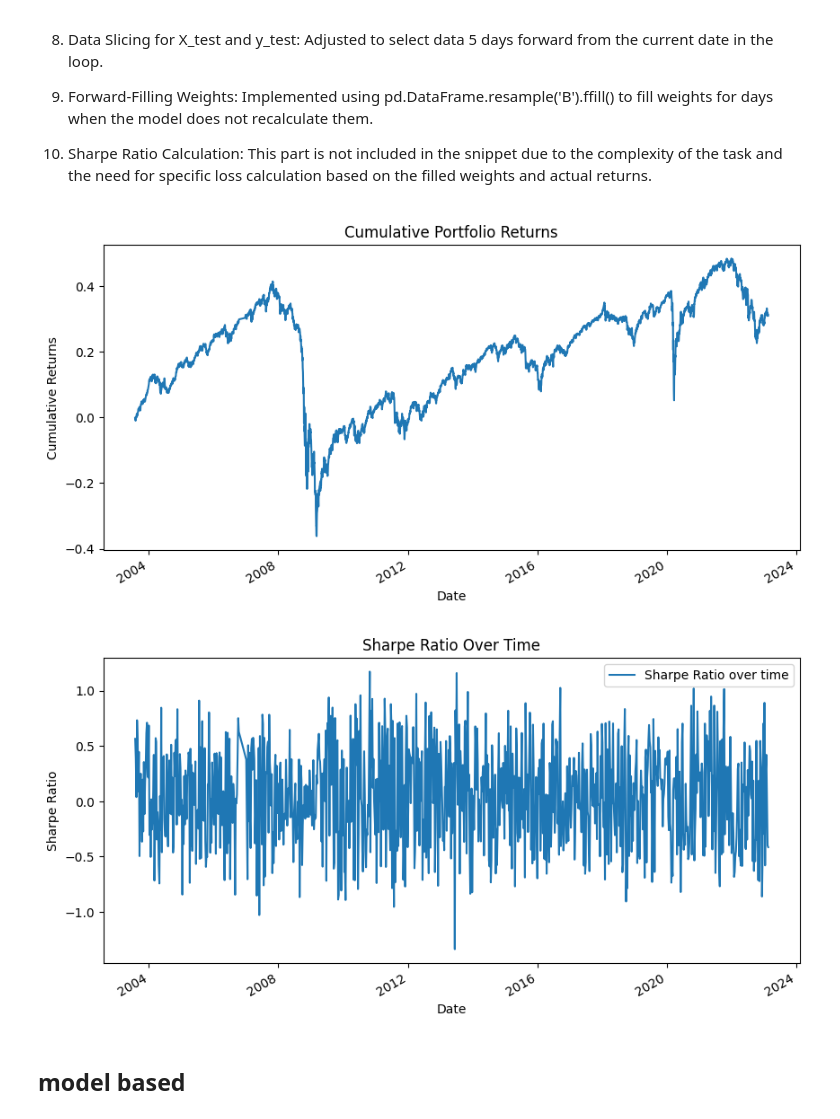
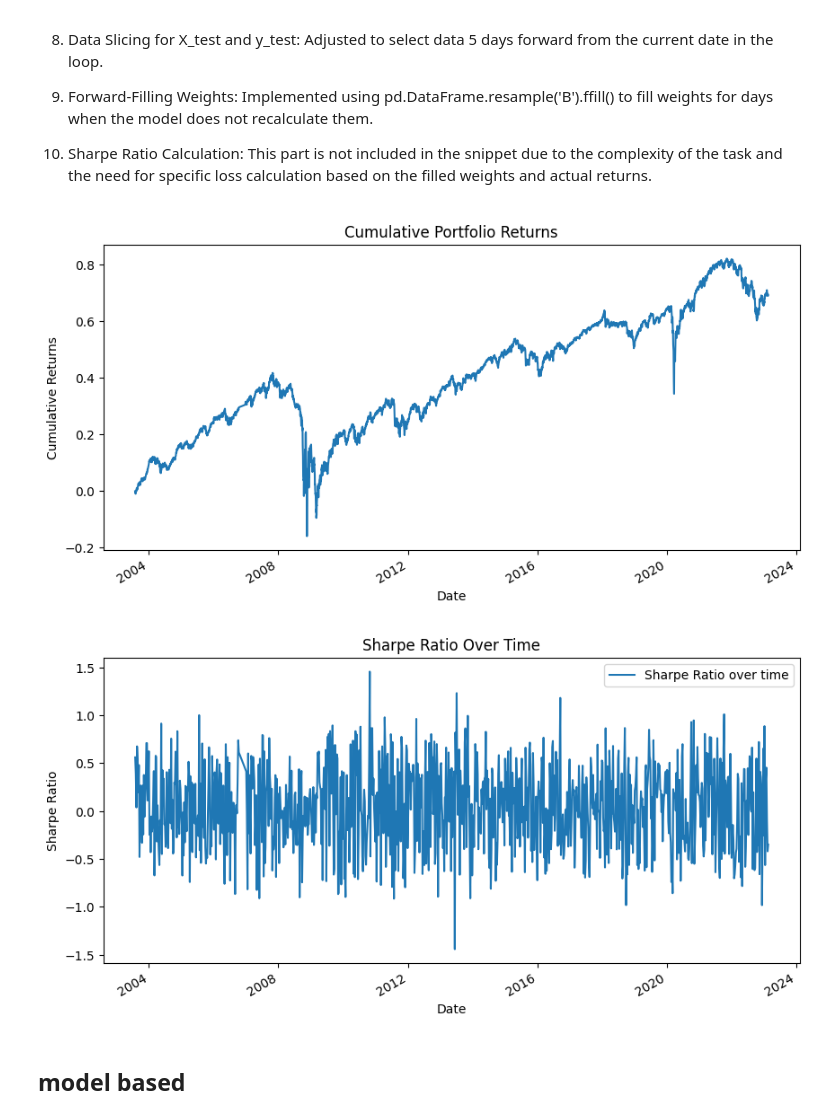
Before and after one commit to JakobA-Scott/ME2313, a Jupyter notebook: ap1_test_3.ipynb, the cells around one changed output. Cells and saved outputs as stored; diff of their text form; code cells hidden in the pictures.

```diff
--- a/ap1_test_3.ipynb
+++ b/ap1_test_3.ipynb
@@ -307,7 +307,7 @@ class SharpeRatioLoss(nn.Module):
 
 # Assuming 'feature_df' and 'df_last_10_years' are your datasets as pandas DataFrames
 calculated_features_df = pd.DataFrame(feature_df)
-features_df = calculated_features_df.fillna(calculated_features_df.mean())
+#features_df = calculated_features_df.fillna(calculated_features_df.mean())
 X = features_df
 y = df_last_10_years.drop(columns=df_last_10_years.columns[0])
 
@@ -342,6 +342,8 @@ for d in tqdm(date_range):
     scaler = StandardScaler()
     X_train_scaled = scaler.fit_transform(X_train)
     X_test_scaled = scaler.transform(X_test)
+    X_train_scaled = np.nan_to_num(X_train_scaled)
+    X_test_scaled = np.nan_to_num(X_test_scaled)
 
     X_train_tensor = torch.FloatTensor(X_train_scaled)
     X_test_tensor = torch.FloatTensor(X_test_scaled)
@@ -376,35 +378,35 @@ for d in tqdm(date_range):
         weights_over_time.append(normalized_predicted_weights)
         sharpe_ratios_over_time.append(-test_loss.item())
 
 
 d_new = [item for sublist in dates_over_time for item in sublist]
 w_new = [item for sublist in weights_over_time for item in sublist]
 w_df = pd.DataFrame(index = d_new, data = w_new, columns = y.columns)
 w_df_filled = w_df.resample('B').ffill()
 
 # Calculating returns and Sharpe Ratio
 portfolio_returns = w_df_filled.multiply(y).dropna(how='all')
 cumulative_returns = portfolio_returns.sum(axis=1).cumsum()
 
 # Plot cumulative returns
 plt.figure(figsize=(10, 5))
 cumulative_returns.plot(title='Cumulative Portfolio Returns')
 plt.xlabel("Date")
 plt.ylabel("Cumulative Returns")
 plt.show()
 
 # Plot Sharpe Ratio over time
 plt.figure(figsize=(10, 5))
 plt.plot(dates_over_time, sharpe_ratios_over_time, label="Sharpe Ratio over time")
 plt.xlabel("Date")
 plt.ylabel("Sharpe Ratio")
 plt.title("Sharpe Ratio Over Time")
 plt.legend()
 plt.gcf().autofmt_xdate()  # Auto-format the x-axis dates
 plt.show()
 # %% [output]
-[figure, old version]
+[figure, new version]
-[figure, old version]
+[figure, new version]
 # %% [markdown]
 ## model based
 # %%
```
